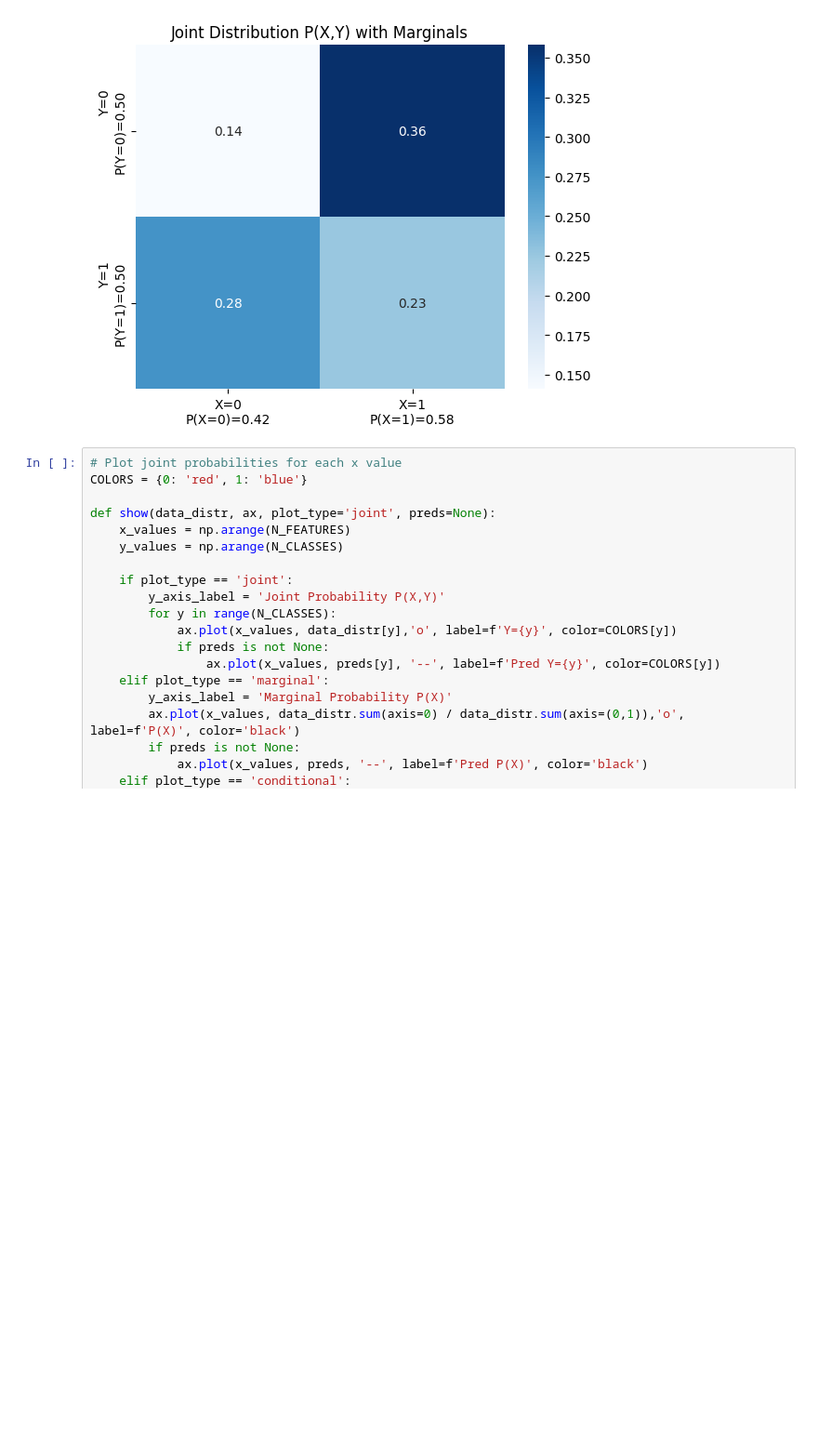
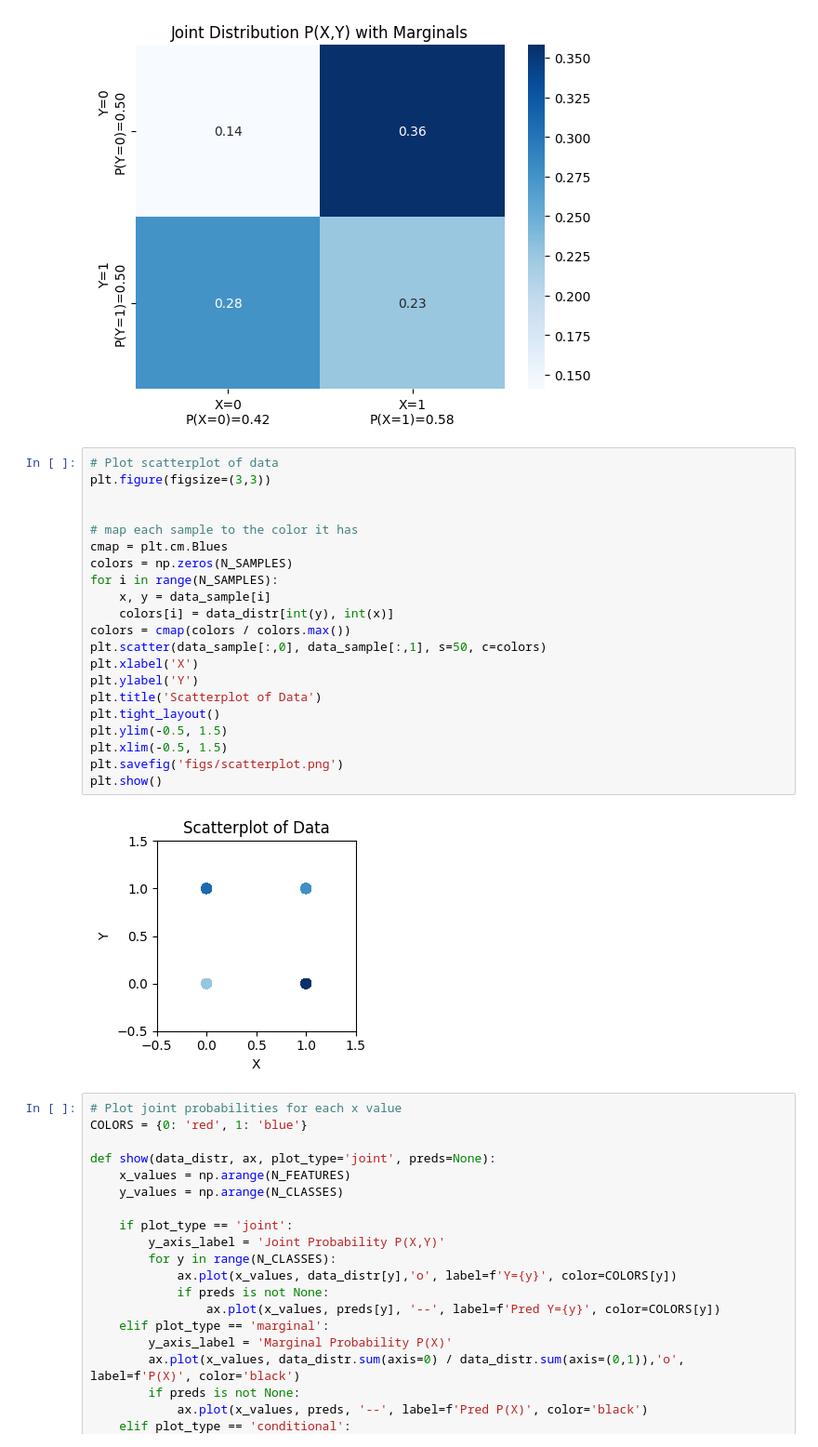
Before and after one commit to EWitting/DSAIT4205-control-dataset, a Jupyter notebook: main.ipynb, the cells around one changed output. Shown at 93% size. Drawn from its saved outputs; the diff is of its cells as text; blank space fills up the shorter version.

```diff
--- a/main.ipynb
+++ b/main.ipynb
@@ -41,6 +41,29 @@ plt.savefig('figs/joint_table.png')
 plt.show()
 # %% [output]
 [figure]
+# %%
+# Plot scatterplot of data
+plt.figure(figsize=(3,3))
+
+
+# map each sample to the color it has
+cmap = plt.cm.Blues
+colors = np.zeros(N_SAMPLES)
+for i in range(N_SAMPLES):
+    x, y = data_sample[i]
+    colors[i] = data_distr[int(y), int(x)]
+colors = cmap(colors / colors.max())
+plt.scatter(data_sample[:,0], data_sample[:,1], s=50, c=colors)
+plt.xlabel('X')
+plt.ylabel('Y')
+plt.title('Scatterplot of Data')
+plt.tight_layout()
+plt.ylim(-0.5, 1.5)
+plt.xlim(-0.5, 1.5)
+plt.savefig('figs/scatterplot.png')
+plt.show()
+# %% [output]
+[figure, added]
 # %%
 # Plot joint probabilities for each x value
 COLORS = {0: 'red', 1: 'blue'}
```
Also changed, not shown: 3 other files.
